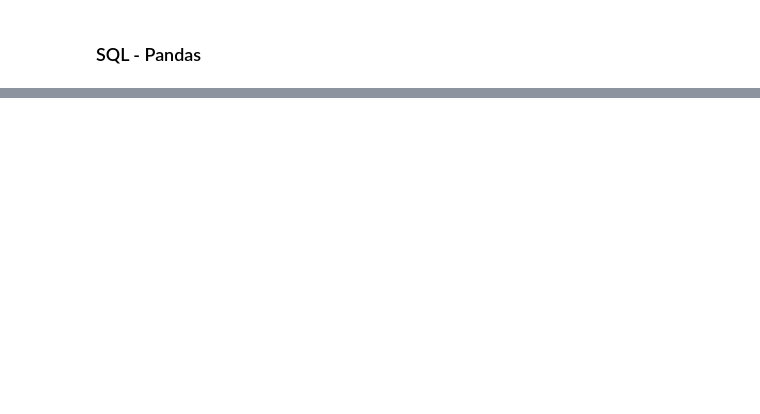
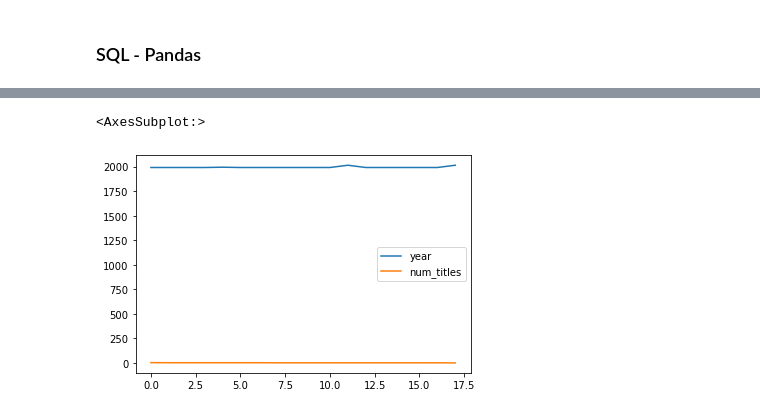
Before and after one commit to Ironhack-Data-Madrid-Agosto-2022/Apuntes-de-clase, a Jupyter notebook: semana_3/3.1 - SQL en python.ipynb, the cells around one changed output, grey strips where cells are left out. Saved outputs shown, nothing was run; the diff lists cells and outputs as text; code cells hidden in the pictures; blank space fills up the shorter version.

```diff
--- a/semana_3/3.1 - SQL en python.ipynb
+++ b/semana_3/3.1 - SQL en python.ipynb
@@ -14,0 +400,25 @@
+# %%
+str_conn='mysql+pymysql://root:password@localhost:3306/publications'
+
+cursor=create_engine(str_conn)
+# %%
+query='''
+        select title, year(max(pubdate)) as 'year',
+                count(titleauthor.title_id) as num_titles,
+                group_concat(concat(authors.au_fname, ' ', authors.au_lname)) as authors
+
+        from titles
+
+        left join titleauthor
+        on titles.title_id=titleauthor.title_id
+        left join authors
+        on authors.au_id=titleauthor.au_id
+
+        group by titles.title
+        order by num_titles desc;
+
+'''
+# %%
+df_sql=pd.read_sql(query, cursor)
+
+df_sql.head()
@@ -14,0 +432,5 @@
+# %%
+df_sql.plot()
+# %% [output]
+<AxesSubplot:>
+[figure, added]
```
Also changed, not shown: parts of 39 cells of this notebook.
